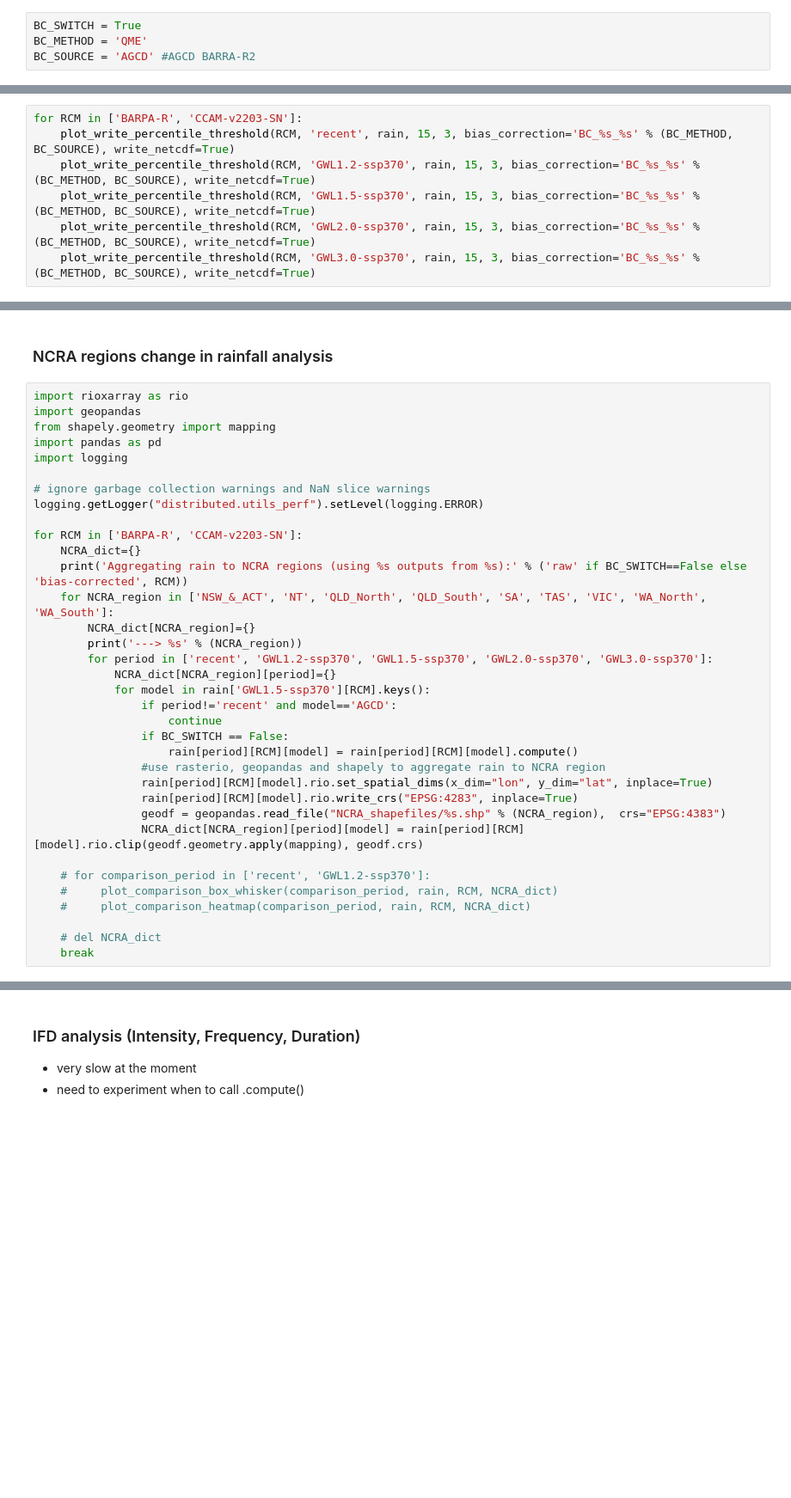
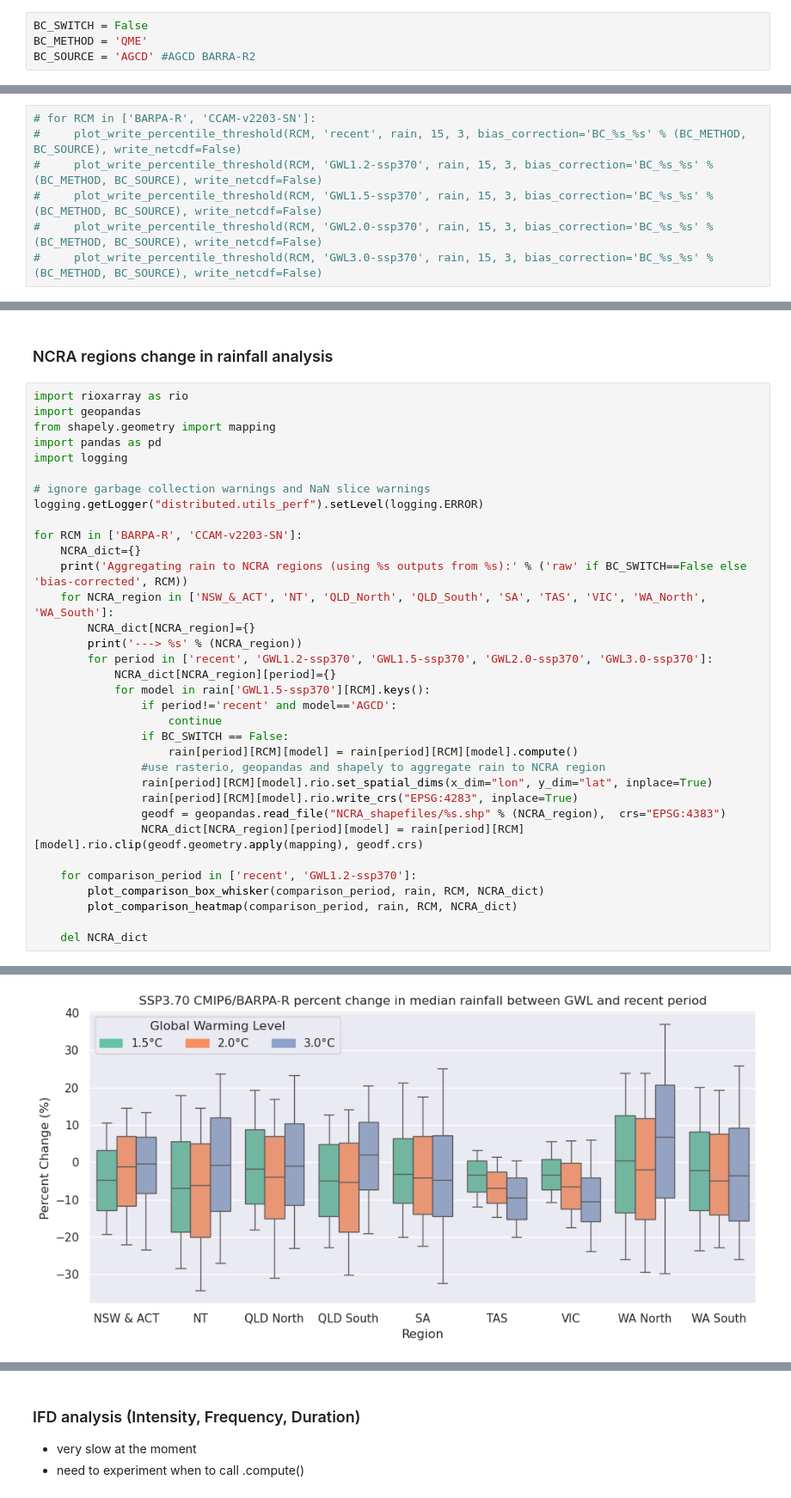
Before and after one commit to AusClimateService/hazards-drought, a Jupyter notebook: percentiles_spi_spei_smi/percentiles.ipynb, the cells around one changed output, grey strips where cells are left out. Shown at 86% size. Saved outputs shown, nothing was run; the diff lists cells and outputs as text; blank space fills up the shorter version.

```diff
--- a/percentiles_spi_spei_smi/percentiles.ipynb
+++ b/percentiles_spi_spei_smi/percentiles.ipynb
@@ -43,7 +43,7 @@ client
 # %% [markdown]
 ### Load rainfall
 # %%
-BC_SWITCH = True
+BC_SWITCH = False
 BC_METHOD = 'QME'
 BC_SOURCE = 'AGCD' #AGCD BARRA-R2
 # %%
@@ -75,9 +75,9 @@ plot_write_percentile_threshold('AGCD', 'recent', rain['recent']['AGCD'], 15, 3,
 [figure]
 <Figure size 640x480 with 0 Axes>
 # %%
-for RCM in ['BARPA-R', 'CCAM-v2203-SN']:
-    plot_write_percentile_threshold(RCM, 'recent', rain, 15, 3, bias_correction='BC_%s_%s' % (BC_METHOD, BC_SOURCE), write_netcdf=True)
-    plot_write_percentile_threshold(RCM, 'GWL1.2-ssp370', rain, 15, 3, bias_correction='BC_%s_%s' % (BC_METHOD, BC_SOURCE), write_netcdf=True)
-    plot_write_percentile_threshold(RCM, 'GWL1.5-ssp370', rain, 15, 3, bias_correction='BC_%s_%s' % (BC_METHOD, BC_SOURCE), write_netcdf=True)
-    plot_write_percentile_threshold(RCM, 'GWL2.0-ssp370', rain, 15, 3, bias_correction='BC_%s_%s' % (BC_METHOD, BC_SOURCE), write_netcdf=True)
-    plot_write_percentile_threshold(RCM, 'GWL3.0-ssp370', rain, 15, 3, bias_correction='BC_%s_%s' % (BC_METHOD, BC_SOURCE), write_netcdf=True)
+# for RCM in ['BARPA-R', 'CCAM-v2203-SN']:
+#     plot_write_percentile_threshold(RCM, 'recent', rain, 15, 3, bias_correction='BC_%s_%s' % (BC_METHOD, BC_SOURCE), write_netcdf=False)
+#     plot_write_percentile_threshold(RCM, 'GWL1.2-ssp370', rain, 15, 3, bias_correction='BC_%s_%s' % (BC_METHOD, BC_SOURCE), write_netcdf=False)
+#     plot_write_percentile_threshold(RCM, 'GWL1.5-ssp370', rain, 15, 3, bias_correction='BC_%s_%s' % (BC_METHOD, BC_SOURCE), write_netcdf=False)
+#     plot_write_percentile_threshold(RCM, 'GWL2.0-ssp370', rain, 15, 3, bias_correction='BC_%s_%s' % (BC_METHOD, BC_SOURCE), write_netcdf=False)
+#     plot_write_percentile_threshold(RCM, 'GWL3.0-ssp370', rain, 15, 3, bias_correction='BC_%s_%s' % (BC_METHOD, BC_SOURCE), write_netcdf=False)
@@ -158,10 +112,9 @@ for RCM in ['BARPA-R', 'CCAM-v2203-SN']:
                 geodf = geopandas.read_file("NCRA_shapefiles/%s.shp" % (NCRA_region),  crs="EPSG:4383")
                 NCRA_dict[NCRA_region][period][model] = rain[period][RCM][model].rio.clip(geodf.geometry.apply(mapping), geodf.crs)
 
-    # for comparison_period in ['recent', 'GWL1.2-ssp370']:
-    #     plot_comparison_box_whisker(comparison_period, rain, RCM, NCRA_dict)
-    #     plot_comparison_heatmap(comparison_period, rain, RCM, NCRA_dict)
+    for comparison_period in ['recent', 'GWL1.2-ssp370']:
+        plot_comparison_box_whisker(comparison_period, rain, RCM, NCRA_dict)
+        plot_comparison_heatmap(comparison_period, rain, RCM, NCRA_dict)
 
-    # del NCRA_dict
-    break
+    del NCRA_dict
 # %% [output]
@@ -169,0 +131 @@ Aggregating rain to NCRA regions (using bias-corrected outputs from BARPA-R):
+[figure, added]
```
Also changed, not shown: parts of 20 cells of this notebook, 2 other files.
